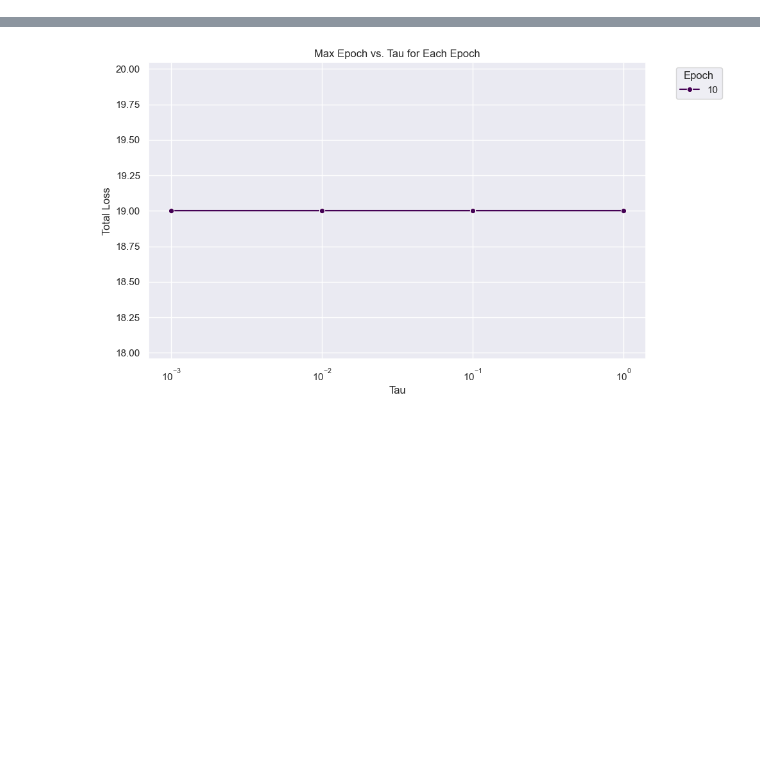
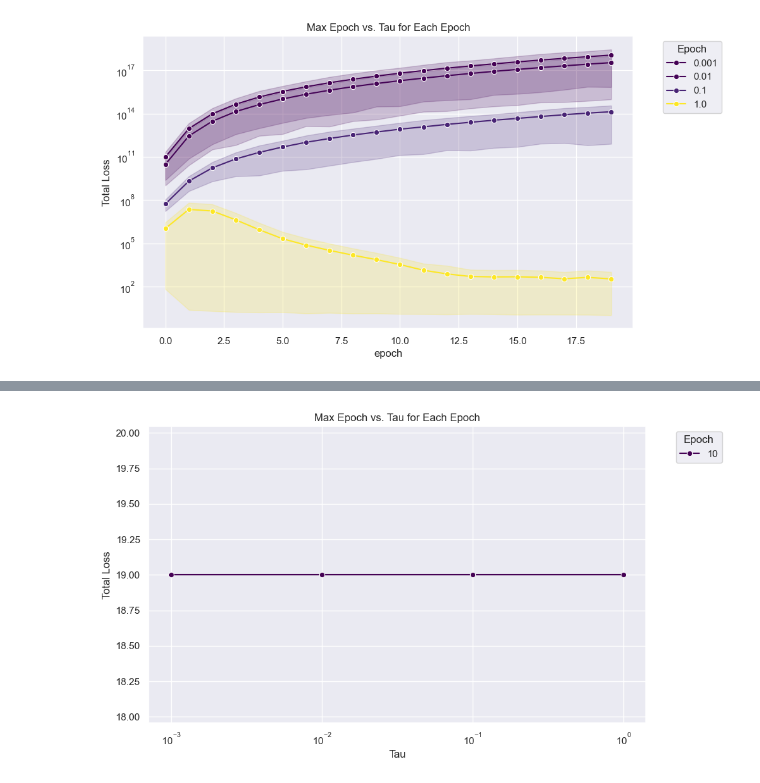
Before and after one commit to mariusdgm/phd-research, a Jupyter notebook: experiments/experiment_distributions/analyze_results.ipynb, the cells around one changed output, grey strips where cells are left out. Saved outputs shown, nothing was run; the diff lists cells and outputs as text; code cells hidden in the pictures; blank space fills up the shorter version.

```diff
--- a/experiments/experiment_distributions/analyze_results.ipynb
+++ b/experiments/experiment_distributions/analyze_results.ipynb
@@ -88,0 +91,20 @@ aggregated_df
+# %%
+plt.figure(figsize=(10, 6))
+# Assuming you want to plot the loss for the last epoch of each run, you can filter or aggregate the data as needed
+sns.lineplot(
+    data=combined_data,
+    x="epoch",
+    y="total_loss",
+    hue="tau",
+    palette="viridis",
+    marker="o",
+)
+plt.xlabel("epoch")
+plt.ylabel("Total Loss")
+# plt.xscale("log")
+plt.yscale("log")
+# plt.title("Max Epoch vs. Tau for Each Epoch")
+plt.legend(title="Epoch", bbox_to_anchor=(1.05, 1), loc="upper left")
+plt.show()
+# %% [output]
+[figure, added]
```
Also changed, not shown: parts of 6 cells of this notebook, 3 other files.
